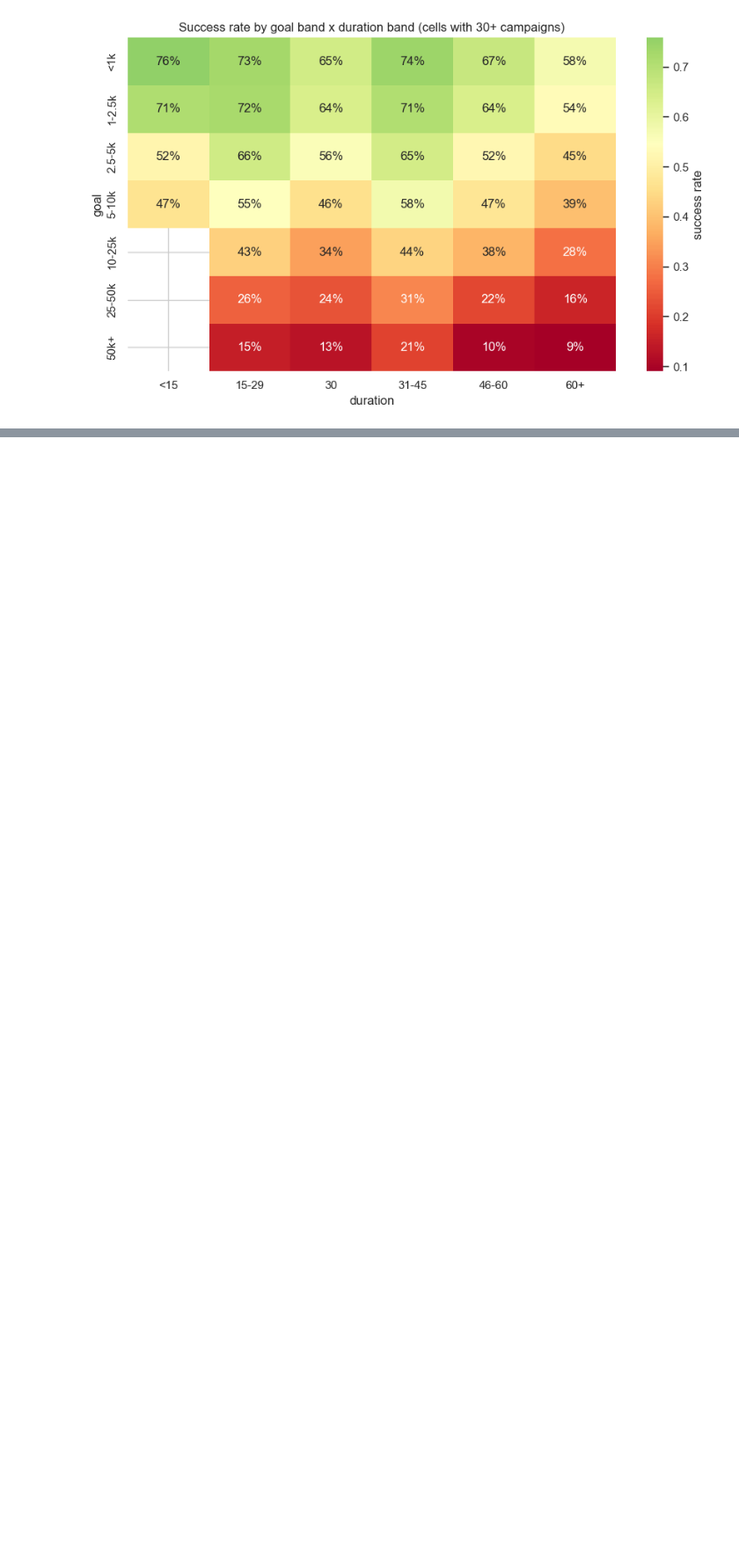
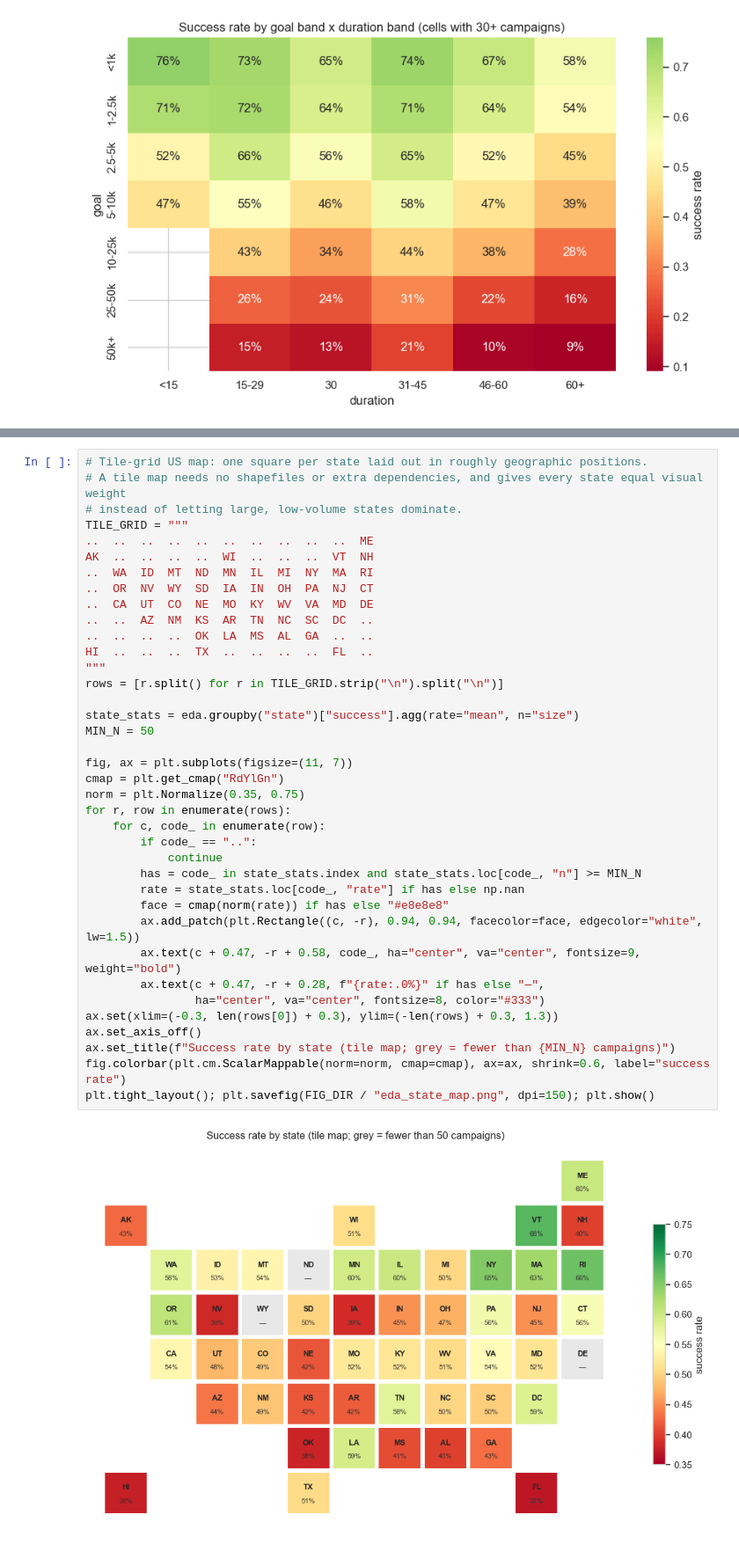
Before and after one commit to michelllinstar/StateStreet_BTT_individual, a Jupyter notebook: notebooks/kickstarter_data_prep_and_eda.ipynb, the cells around one changed output, grey strips where cells are left out. Shown at 88% size. Saved outputs shown, nothing was run; the diff lists cells and outputs as text; blank space fills up the shorter version.

```diff
--- a/notebooks/kickstarter_data_prep_and_eda.ipynb
+++ b/notebooks/kickstarter_data_prep_and_eda.ipynb
@@ -1017,0 +1095,40 @@ plt.tight_layout(); plt.savefig(FIG_DIR / "eda_goal_duration.png", dpi=150); plt
+# %%
+# Tile-grid US map: one square per state laid out in roughly geographic positions.
+# A tile map needs no shapefiles or extra dependencies, and gives every state equal visual weight
+# instead of letting large, low-volume states dominate.
+TILE_GRID = """
+..  ..  ..  ..  ..  ..  ..  ..  ..  ..  ME
+AK  ..  ..  ..  ..  WI  ..  ..  ..  VT  NH
+..  WA  ID  MT  ND  MN  IL  MI  NY  MA  RI
+..  OR  NV  WY  SD  IA  IN  OH  PA  NJ  CT
+..  CA  UT  CO  NE  MO  KY  WV  VA  MD  DE
+..  ..  AZ  NM  KS  AR  TN  NC  SC  DC  ..
+..  ..  ..  ..  OK  LA  MS  AL  GA  ..  ..
+HI  ..  ..  ..  TX  ..  ..  ..  ..  FL  ..
+"""
+rows = [r.split() for r in TILE_GRID.strip("\n").split("\n")]
+
+state_stats = eda.groupby("state")["success"].agg(rate="mean", n="size")
+MIN_N = 50
+
+fig, ax = plt.subplots(figsize=(11, 7))
+cmap = plt.get_cmap("RdYlGn")
+norm = plt.Normalize(0.35, 0.75)
+for r, row in enumerate(rows):
+    for c, code_ in enumerate(row):
+        if code_ == "..":
+            continue
+        has = code_ in state_stats.index and state_stats.loc[code_, "n"] >= MIN_N
+        rate = state_stats.loc[code_, "rate"] if has else np.nan
+        face = cmap(norm(rate)) if has else "#e8e8e8"
+        ax.add_patch(plt.Rectangle((c, -r), 0.94, 0.94, facecolor=face, edgecolor="white", lw=1.5))
+        ax.text(c + 0.47, -r + 0.58, code_, ha="center", va="center", fontsize=9, weight="bold")
+        ax.text(c + 0.47, -r + 0.28, f"{rate:.0%}" if has else "—",
+                ha="center", va="center", fontsize=8, color="#333")
+ax.set(xlim=(-0.3, len(rows[0]) + 0.3), ylim=(-len(rows) + 0.3, 1.3))
+ax.set_axis_off()
+ax.set_title(f"Success rate by state (tile map; grey = fewer than {MIN_N} campaigns)")
+fig.colorbar(plt.cm.ScalarMappable(norm=norm, cmap=cmap), ax=ax, shrink=0.6, label="success rate")
+plt.tight_layout(); plt.savefig(FIG_DIR / "eda_state_map.png", dpi=150); plt.show()
+# %% [output]
+[figure, added]
```
Also changed, not shown: parts of 20 cells of this notebook, 8 other files.
